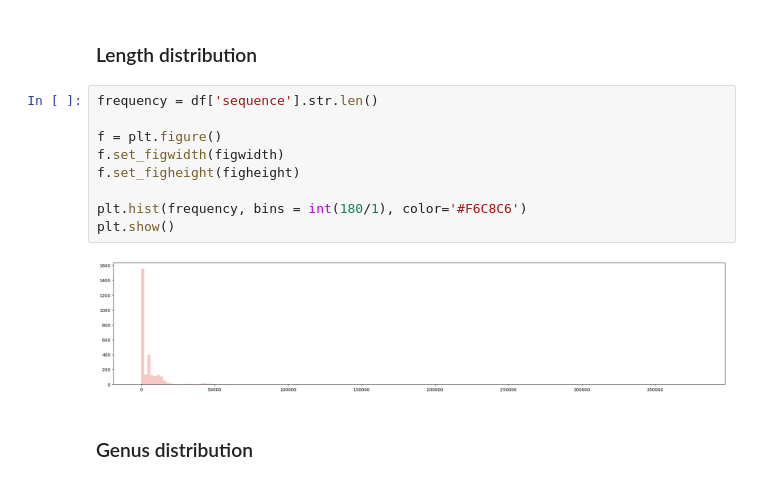
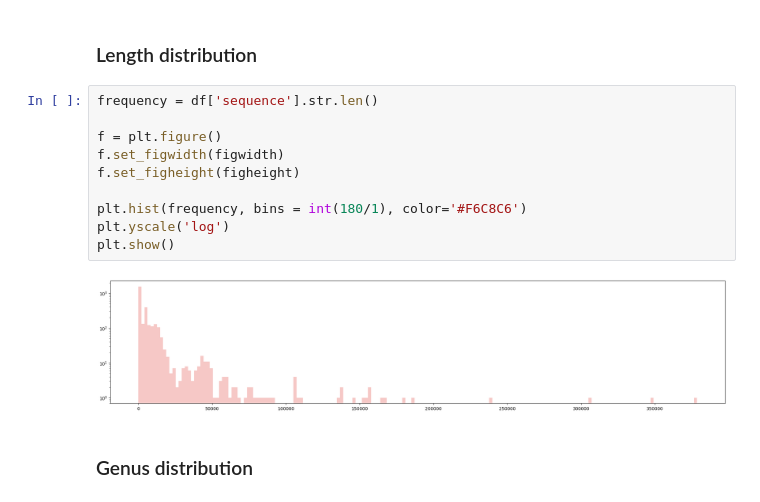
Before and after one commit to Illyaluntik/phage-host-prediction, a Jupyter notebook: data_common.ipynb, the cells around one changed output. Drawn from its saved outputs; the diff is of its cells as text.

```diff
--- a/data_common.ipynb
+++ b/data_common.ipynb
@@ -77,14 +77,15 @@ print(f'{len(df.species.unique())} unique species classes')
 # %%
 frequency = df['sequence'].str.len()
 
 f = plt.figure()
 f.set_figwidth(figwidth)
 f.set_figheight(figheight)
 
 plt.hist(frequency, bins = int(180/1), color='#F6C8C6')
+plt.yscale('log')
 plt.show()
 # %% [output]
-[figure, old version]
+[figure, new version]
 # %% [markdown]
 ### Genus distribution
 # %%
```
Also changed, not shown: parts of 2 cells of this notebook, 2 other files.
